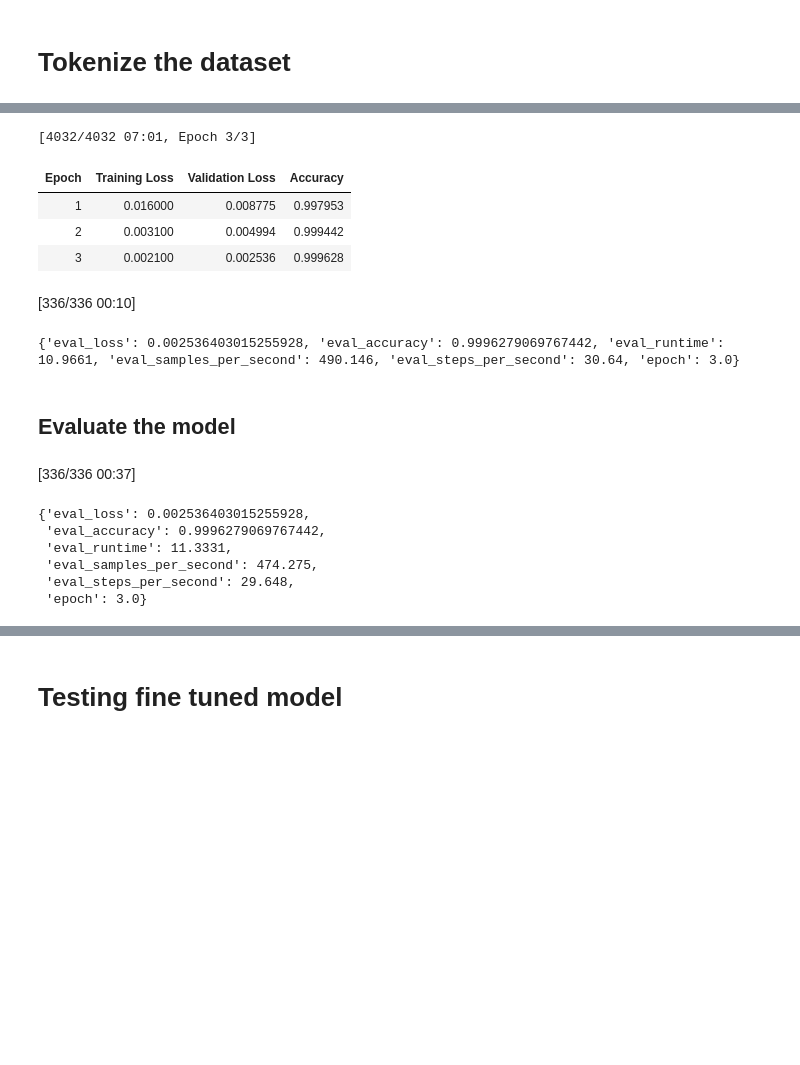
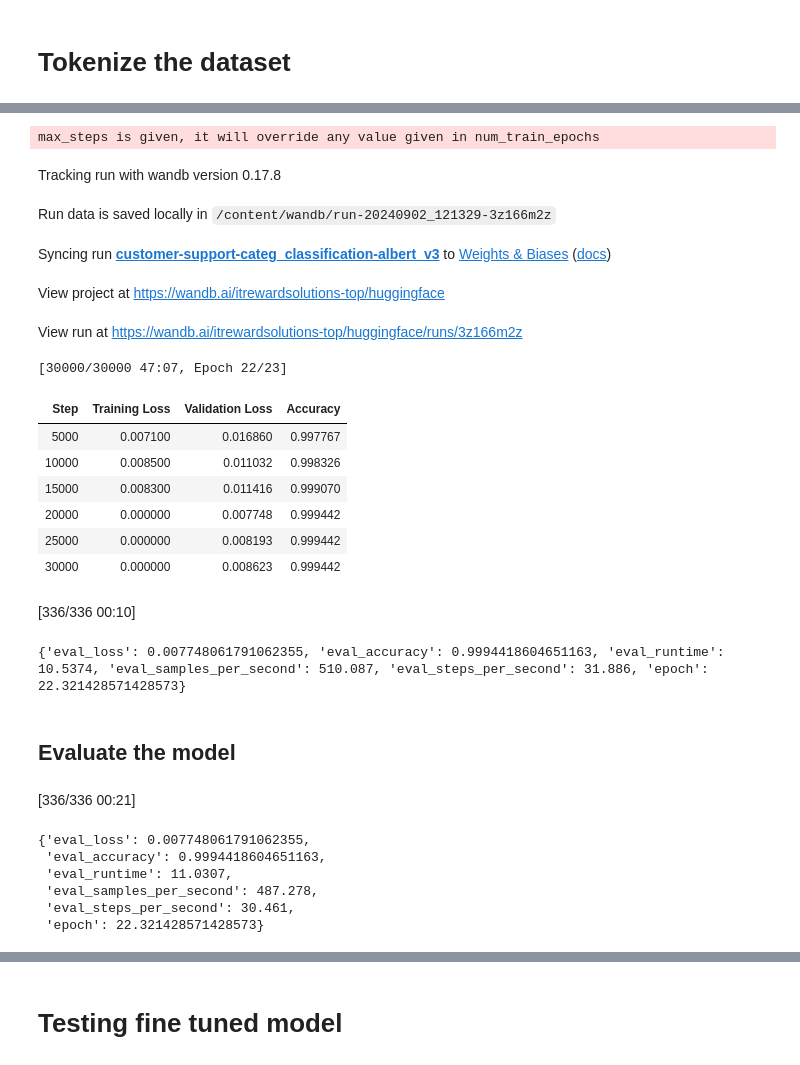
Before and after one commit to agdev/Routing, a Jupyter notebook: Fine_tuning_Classification_for_Routing.ipynb, the cells around one changed output, grey strips where cells are left out. Saved outputs shown, nothing was run; the diff lists cells and outputs as text; code cells hidden in the pictures; blank space fills up the shorter version.

Commit message:
Added WandB

```diff
--- a/Fine_tuning_Classification_for_Routing.ipynb
+++ b/Fine_tuning_Classification_for_Routing.ipynb
@@ -282,52 +286,71 @@ def compute_accuracy(eval_pred):
 # %%
 # Define training arguments
 training_args = TrainingArguments(
+    report_to="wandb",
+    run_name="customer-support-categ_classification-albert_v3",
     output_dir="./results",
-    evaluation_strategy="epoch",
+    evaluation_strategy="steps",
+    save_strategy="steps",
+    logging_strategy="steps",
     learning_rate=2e-5,
     per_device_train_batch_size=16,
     per_device_eval_batch_size=16,
     num_train_epochs=3,
+    max_steps=30000,
+    logging_steps=100, #really important, it is when everything is reported to WandB
+    eval_steps=5000,
+    save_steps=10000,
     weight_decay=0.01,
+    load_best_model_at_end=True,
+    metric_for_best_model="accuracy",
 )
 
 # Initialize Trainer
 trainer = Trainer(
     model=model,
     args=training_args,
     train_dataset=train_procs_ds,
     eval_dataset=val_procs__ds,
     tokenizer=tokenizer,
     data_collator=data_collator,
     compute_metrics=compute_accuracy  # Custom metrics function
 )
 
 # Train the model
 trainer.train()
 
 eval_results = trainer.evaluate()
 
 print(eval_results)
 # %% [output]
-[4032/4032 07:01, Epoch 3/3]
+max_steps is given, it will override any value given in num_train_epochs
+Tracking run with wandb version 0.17.8
+Run data is saved locally in /content/wandb/run-20240902_121329-3z166m2z
+Syncing run customer-support-categ_classification-albert_v3 to Weights & Biases (docs)
+View project at https://wandb.ai/itrewardsolutions-top/huggingface
+View run at https://wandb.ai/itrewardsolutions-top/huggingface/runs/3z166m2z
+[30000/30000 47:07, Epoch 22/23]
-| Epoch | Training Loss | Validation Loss | Accuracy |
-| 1 | 0.016000 | 0.008775 | 0.997953 |
-| 2 | 0.003100 | 0.004994 | 0.999442 |
-| 3 | 0.002100 | 0.002536 | 0.999628 |
+| Step | Training Loss | Validation Loss | Accuracy |
+| 5000 | 0.007100 | 0.016860 | 0.997767 |
+| 10000 | 0.008500 | 0.011032 | 0.998326 |
+| 15000 | 0.008300 | 0.011416 | 0.999070 |
+| 20000 | 0.000000 | 0.007748 | 0.999442 |
+| 25000 | 0.000000 | 0.008193 | 0.999442 |
+| 30000 | 0.000000 | 0.008623 | 0.999442 |
-[336/336 00:10]
-{'eval_loss': 0.002536403015255928, 'eval_accuracy': 0.9996279069767442, 'eval_runtime': 10.9661, 'eval_samples_per_second': 490.146, 'eval_steps_per_second': 30.64, 'epoch': 3.0}
+[336/336 00:10]
+{'eval_loss': 0.007748061791062355, 'eval_accuracy': 0.9994418604651163, 'eval_runtime': 10.5374, 'eval_samples_per_second': 510.087, 'eval_steps_per_second': 31.886, 'epoch': 22.321428571428573}
 # %% [markdown]
 ## **Evaluate the model**
 # %%
 # Evaluate the model
 trainer.evaluate()
 # %% [output]
-[336/336 00:37]
+[336/336 00:21]
-{'eval_loss': 0.002536403015255928,
- 'eval_accuracy': 0.9996279069767442,
- 'eval_runtime': 11.3331,
- 'eval_samples_per_second': 474.275,
- 'eval_steps_per_second': 29.648,
- 'epoch': 3.0}
+{'eval_loss': 0.007748061791062355,
+ 'eval_accuracy': 0.9994418604651163,
+ 'eval_runtime': 11.0307,
+ 'eval_samples_per_second': 487.278,
+ 'eval_steps_per_second': 30.461,
+ 'epoch': 22.321428571428573}
 # %%
 
```
Also changed, not shown: parts of 9 cells of this notebook.
